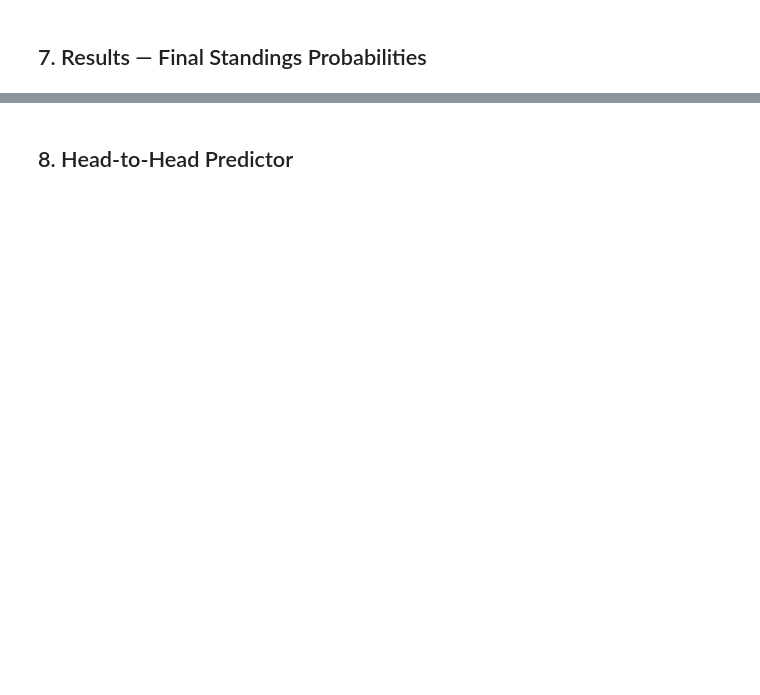
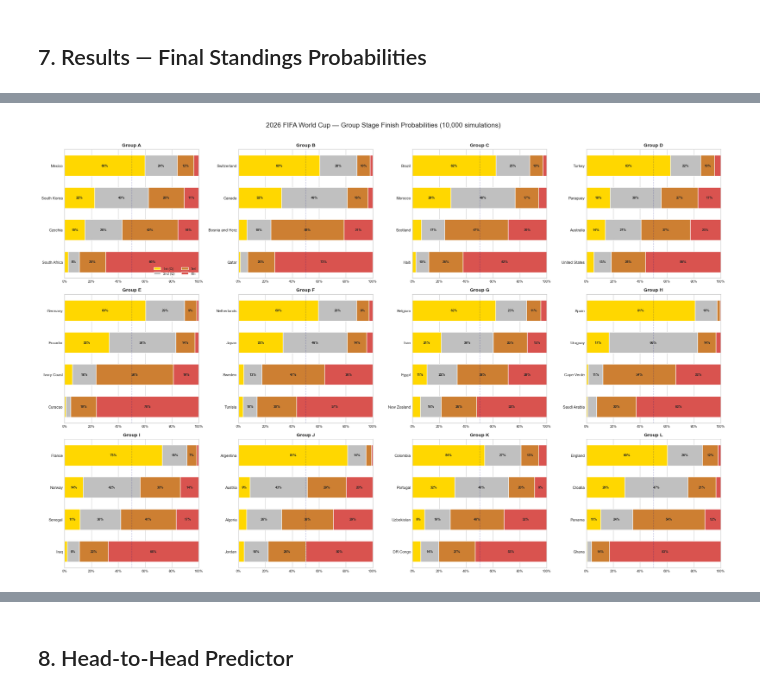
Before and after one commit to jajumonac/fifa-world-cup-prediction, a Jupyter notebook: notebooks/world_cup_prediction.ipynb, the cells around one changed output, grey strips where cells are left out. Cells and saved outputs as stored; diff of their text form; code cells hidden in the pictures; blank space fills up the shorter version.

```diff
--- a/notebooks/world_cup_prediction.ipynb
+++ b/notebooks/world_cup_prediction.ipynb
@@ -343,0 +586,35 @@ plt.show()
+# %%
+fig, axes = plt.subplots(3, 4, figsize=(20, 13))
+axes = axes.flatten()
+pos_colors = ['#FFD700', '#C0C0C0', '#CD7F32', '#d9534f']
+pos_labels = ['1st (Q)', '2nd (Q)', '3rd', '4th']
+
+for i, (gname, teams) in enumerate(GROUPS.items()):
+    ax       = axes[i]
+    sorted_t = sorted(teams, key=lambda t: (group_finish[t][1] + group_finish[t][2]) / N_SIMS)
+    y_pos    = np.arange(len(sorted_t))
+    left     = np.zeros(len(sorted_t))
+    for j, (color, label) in enumerate(zip(pos_colors, pos_labels)):
+        widths = np.array([group_finish[t][j+1] / N_SIMS for t in sorted_t])
+        ax.barh(y_pos, widths, left=left, color=color, label=label, edgecolor='white', height=0.65)
+        for k, w in enumerate(widths):
+            if w > 0.07:
+                ax.text(left[k] + w/2, y_pos[k], f'{w:.0%}',
+                        ha='center', va='center', fontsize=7, fontweight='bold')
+        left += widths
+    ax.set_yticks(y_pos)
+    ax.set_yticklabels([t[:15] for t in sorted_t], fontsize=8)
+    ax.set_xlim(0, 1)
+    ax.axvline(0.5, color='navy', linestyle='--', alpha=0.25, linewidth=1)
+    ax.set_title(f'Group {gname}', fontweight='bold', fontsize=10)
+    ax.xaxis.set_major_formatter(mtick.PercentFormatter(xmax=1.0))
+    ax.tick_params(axis='x', labelsize=7)
+    if i == 0:
+        ax.legend(loc='lower right', fontsize=7, ncol=2)
+
+plt.suptitle('2026 FIFA World Cup — Group Stage Finish Probabilities (10,000 simulations)',
+             fontsize=14, y=1.01)
+plt.tight_layout()
+plt.show()
+# %% [output]
+[figure, added]
```
Also changed, not shown: parts of 21 cells of this notebook, 1 other file.
